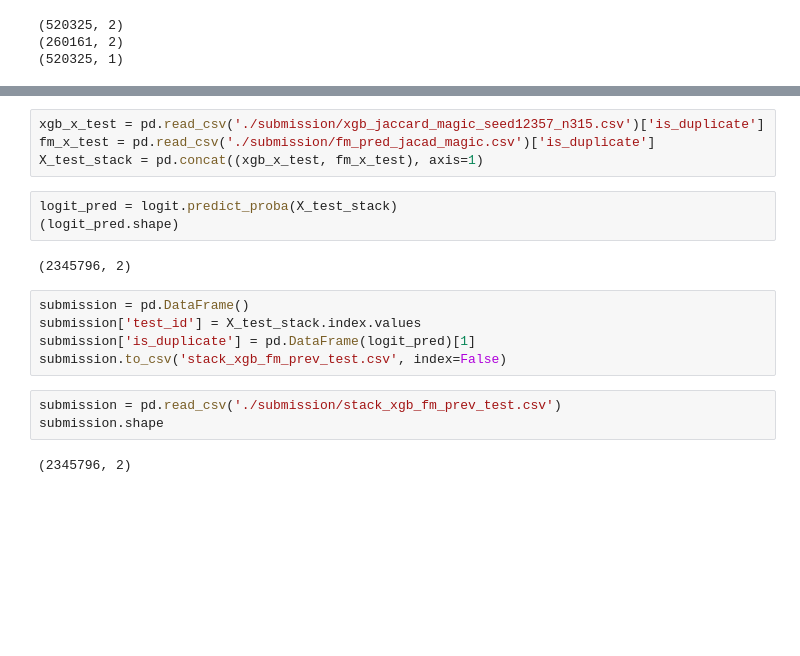
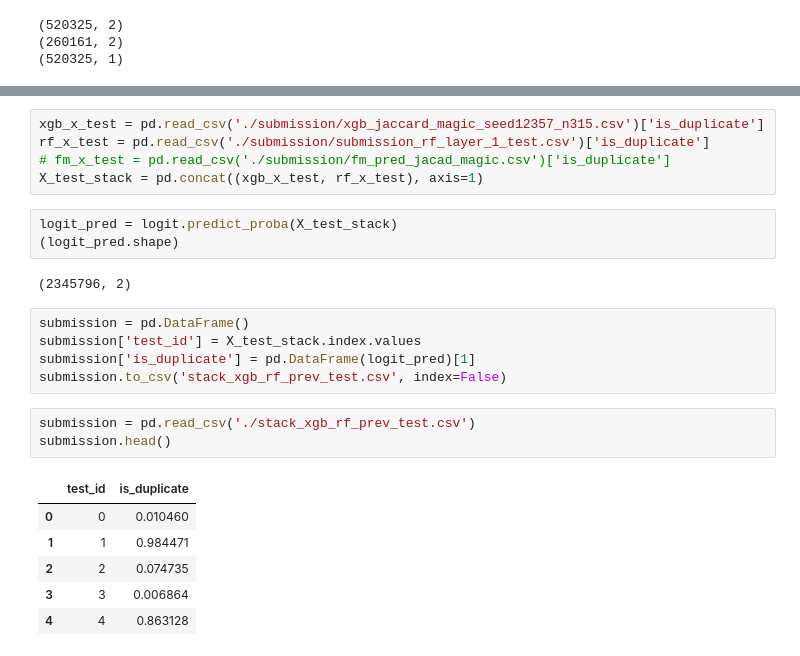
Before and after one commit to wernerchao/quora-duplicate, a Jupyter notebook: stacking.ipynb, the cells around one changed output, grey strips where cells are left out. Drawn from its saved outputs; the diff is of its cells as text; blank space fills up the shorter version.

```diff
--- a/stacking.ipynb
+++ b/stacking.ipynb
@@ -62,7 +62,8 @@ print(log_loss(y_validation_fold, pd.DataFrame(logit_val)[1]))
 # %%
 xgb_x_test = pd.read_csv('./submission/xgb_jaccard_magic_seed12357_n315.csv')['is_duplicate']
-fm_x_test = pd.read_csv('./submission/fm_pred_jacad_magic.csv')['is_duplicate']
-X_test_stack = pd.concat((xgb_x_test, fm_x_test), axis=1)
+rf_x_test = pd.read_csv('./submission/submission_rf_layer_1_test.csv')['is_duplicate']
+# fm_x_test = pd.read_csv('./submission/fm_pred_jacad_magic.csv')['is_duplicate']
+X_test_stack = pd.concat((xgb_x_test, rf_x_test), axis=1)
 # %%
 logit_pred = logit.predict_proba(X_test_stack)
 (logit_pred.shape)
@@ -72,9 +73,14 @@ logit_pred = logit.predict_proba(X_test_stack)
 submission = pd.DataFrame()
 submission['test_id'] = X_test_stack.index.values
 submission['is_duplicate'] = pd.DataFrame(logit_pred)[1]
-submission.to_csv('stack_xgb_fm_prev_test.csv', index=False)
+submission.to_csv('stack_xgb_rf_prev_test.csv', index=False)
 # %%
-submission = pd.read_csv('./submission/stack_xgb_fm_prev_test.csv')
-submission.shape
+submission = pd.read_csv('./stack_xgb_rf_prev_test.csv')
+submission.head()
 # %% [output]
-(2345796, 2)
+|  | test_id | is_duplicate |
+| 0 | 0 | 0.010460 |
+| 1 | 1 | 0.984471 |
+| 2 | 2 | 0.074735 |
+| 3 | 3 | 0.006864 |
+| 4 | 4 | 0.863128 |
```
Also changed, not shown: parts of 2 cells of this notebook, 7 other files.
